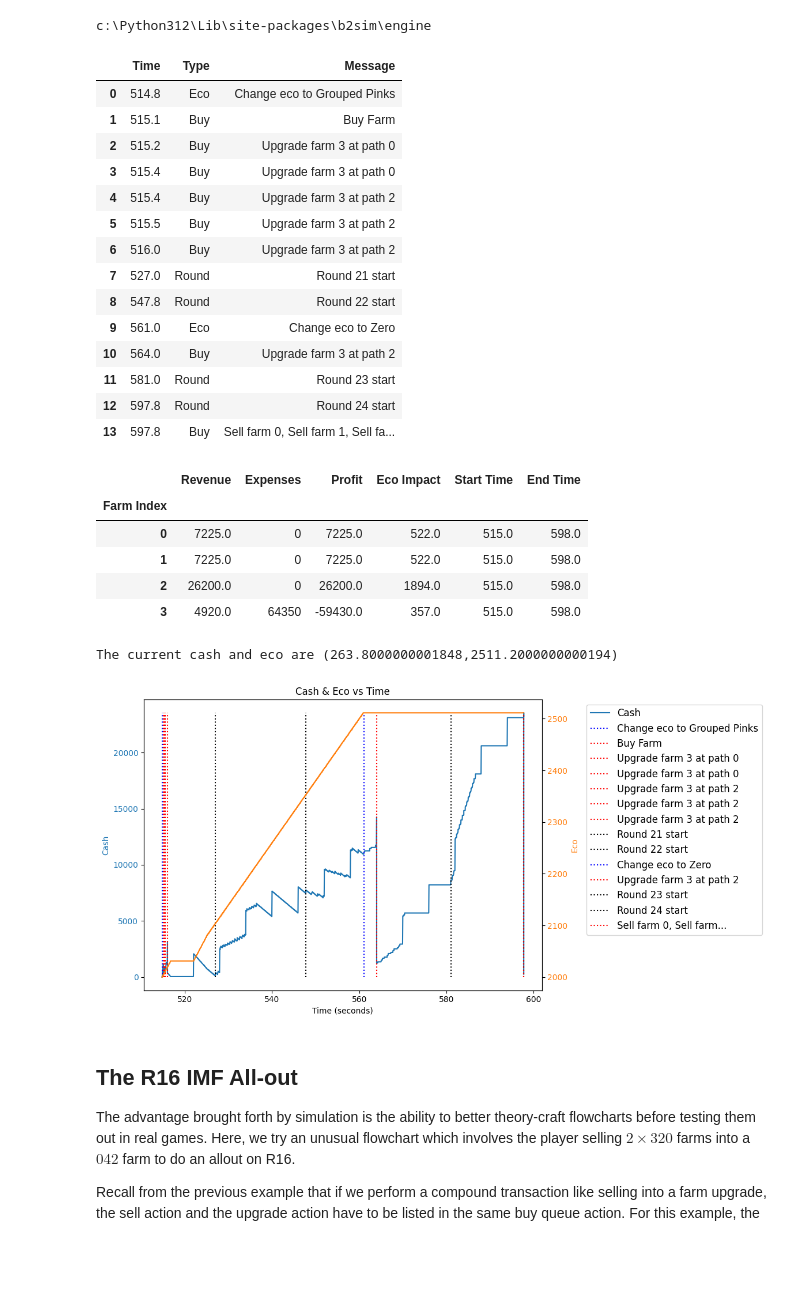
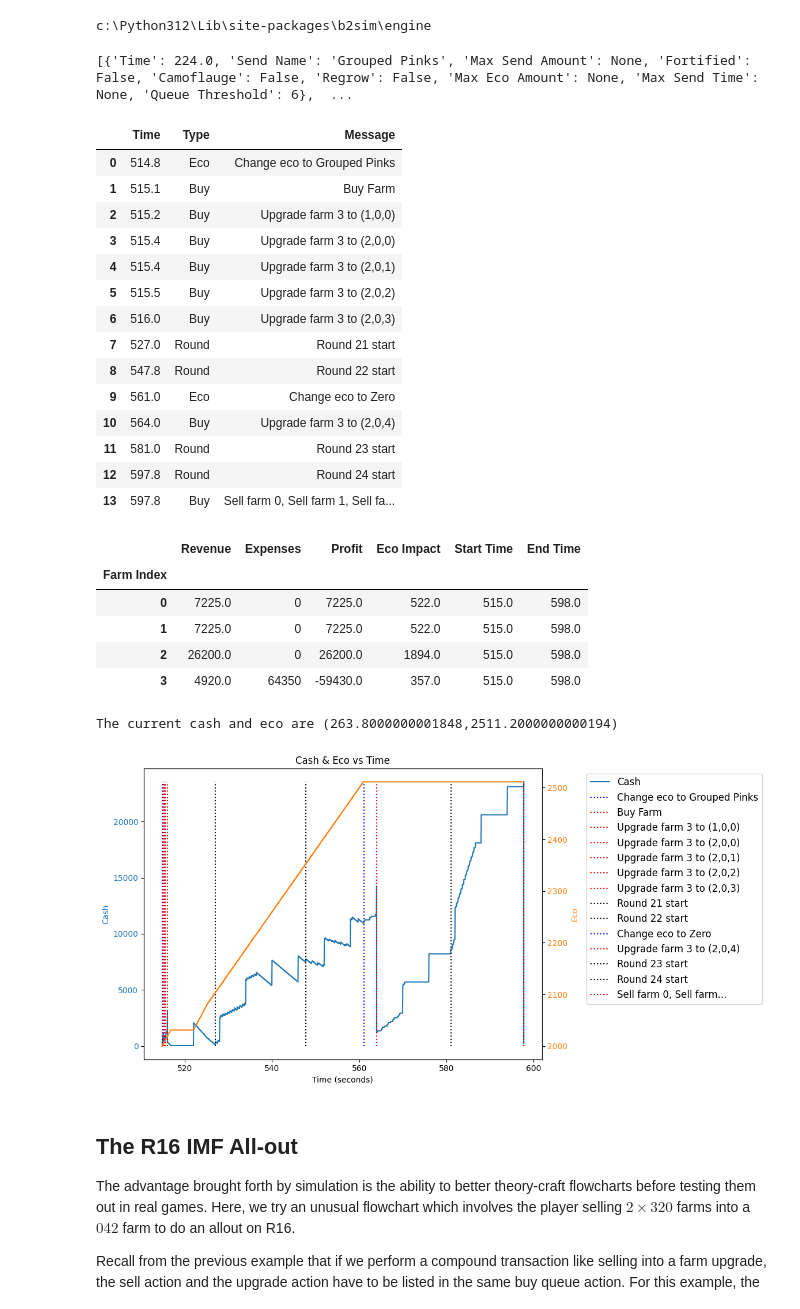
Before and after one commit to redlaserbmBTD/BTDB2_SIMULATOR, a Jupyter notebook: tutorials/5_farms.ipynb, the cells around one changed output. Saved outputs shown, nothing was run; the diff lists cells and outputs as text; code cells hidden in the pictures; blank space fills up the shorter version.

```diff
--- a/tutorials/5_farms.ipynb
+++ b/tutorials/5_farms.ipynb
@@ -66,50 +156,46 @@ buy_queue = [
 
     #Buy a 204 farm
     [b2.buyFarm(buffer = 250)],
-    [b2.upgradeFarm(3,0, buffer = 250)],
-    [b2.upgradeFarm(3,0, buffer = 250)],
-    [b2.upgradeFarm(3,2, buffer = 250)],
-    [b2.upgradeFarm(3,2, buffer = 250)],
-    [b2.upgradeFarm(3,2, buffer = 250)],
-    [b2.upgradeFarm(3,2, buffer = 250)],
+    [b2.upgradeFarm(3,upgrades=(2,0,4), buffer = 250)],
 
     #As soon as we can afford to do so, sell the first three farms, and upgrade the 4th one to a Monkey Wall Street
-    [b2.sellFarm(0), b2.sellFarm(1), b2.sellFarm(2), b2.upgradeFarm(3,2, min_buy_time = rounds.getTimeFromRound(24) - 1)]
+    [b2.upgradeFarm(3,2, min_buy_time = rounds.getTimeFromRound(24) - 1, auto_sell=3)]
 ]
 
 eco_queue = [
         b2.ecoSend(rounds.getTimeFromRound(22.4), 'Zero')
 ]
 
 initial_state_game = {
     'Cash': 0,
     'Eco': 2000,
     'Eco Send': b2.ecoSend(send_name='Grouped Pinks'),
     'Rounds': rounds,
     'Game Round': 20,
     'Farms': farms,
     'Buy Queue': buy_queue,
     'Eco Queue': eco_queue
 }
 
 game_state = b2.GameState(initial_state_game)
 game_state.fastForward(target_round = 24)
 dd.viewHistory(game_state)
 print("The current cash and eco are (%s,%s)"%(game_state.cash, game_state.eco))
 b2.writeLog(game_state.logs, filename = 'mws_flowchart', path = 'logs/')
 # %% [output]
+[{'Time': 224.0, 'Send Name': 'Grouped Pinks', 'Max Send Amount': None, 'Fortified': False, 'Camoflauge': False, 'Regrow': False, 'Max Eco Amount': None, 'Max Send Time': None, 'Queue Threshold': 6},  ...
 |  | Time | Type | Message |
 | 0 | 514.8 | Eco | Change eco to Grouped Pinks |
 | 1 | 515.1 | Buy | Buy Farm |
-| 2 | 515.2 | Buy | Upgrade farm 3 at path 0 |
-| 3 | 515.4 | Buy | Upgrade farm 3 at path 0 |
-| 4 | 515.4 | Buy | Upgrade farm 3 at path 2 |
-| 5 | 515.5 | Buy | Upgrade farm 3 at path 2 |
-| 6 | 516.0 | Buy | Upgrade farm 3 at path 2 |
+| 2 | 515.2 | Buy | Upgrade farm 3 to (1,0,0) |
+| 3 | 515.4 | Buy | Upgrade farm 3 to (2,0,0) |
+| 4 | 515.4 | Buy | Upgrade farm 3 to (2,0,1) |
+| 5 | 515.5 | Buy | Upgrade farm 3 to (2,0,2) |
+| 6 | 516.0 | Buy | Upgrade farm 3 to (2,0,3) |
 | 7 | 527.0 | Round | Round 21 start |
 | 8 | 547.8 | Round | Round 22 start |
 | 9 | 561.0 | Eco | Change eco to Zero |
-| 10 | 564.0 | Buy | Upgrade farm 3 at path 2 |
+| 10 | 564.0 | Buy | Upgrade farm 3 to (2,0,4) |
 | 11 | 581.0 | Round | Round 23 start |
 | 12 | 597.8 | Round | Round 24 start |
 | 13 | 597.8 | Buy | Sell farm 0, Sell farm 1, Sell fa... |
@@ -119,7 +205,7 @@ b2.writeLog(game_state.logs, filename = 'mws_flowchart', path = 'logs/')
 | 1 | 7225.0 | 0 | 7225.0 | 522.0 | 515.0 | 598.0 |
 | 2 | 26200.0 | 0 | 26200.0 | 1894.0 | 515.0 | 598.0 |
 | 3 | 4920.0 | 64350 | -59430.0 | 357.0 | 515.0 | 598.0 |
-The current cash and eco are (263.8000000001848,2511.2000000000194)
+The current cash and eco are (263.8000000001848,2511.2000000000194)
 [figure]
 # %% [markdown]
 ## The R16 IMF All-out
```
Also changed, not shown: parts of 9 cells of this notebook, 20 other files.
